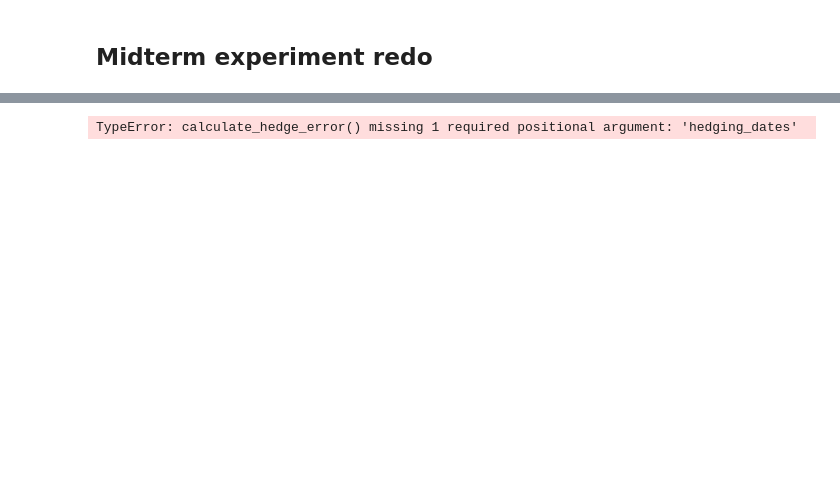
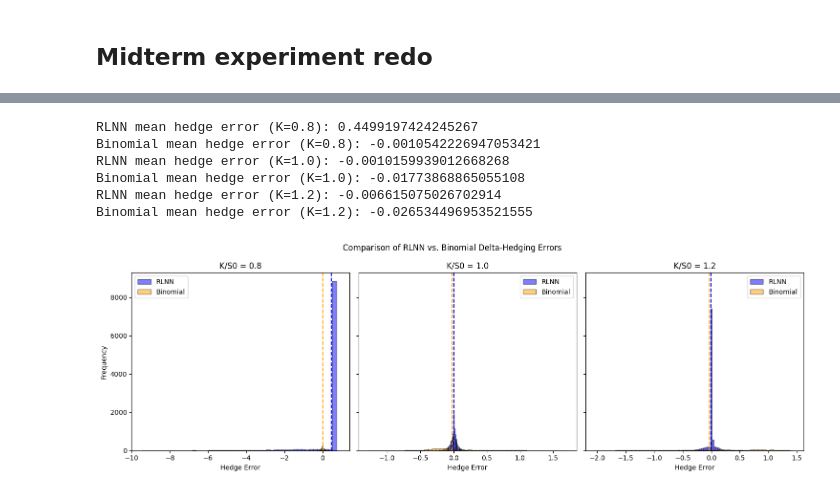
Before and after one commit to NitaiNijholt/SemiStaticReplicationNeuralNet, a Jupyter notebook: Midterm_results/Semi_static_vs_Dynamic_Hedging_midterm_redo.ipynb, the cells around one changed output, grey strips where cells are left out. Saved outputs shown, nothing was run; the diff lists cells and outputs as text; code cells hidden in the pictures; blank space fills up the shorter version.

```diff
--- a/Midterm_results/Semi_static_vs_Dynamic_Hedging_midterm_redo.ipynb
+++ b/Midterm_results/Semi_static_vs_Dynamic_Hedging_midterm_redo.ipynb
@@ -545,13 +543,13 @@ def hedging_simulation_proper_pnl(stock_paths, weights, r, sigma, T, M, S0, K, p
 # plt.legend()
 # plt.show()
 # %%
-# Common parameters
+# parameters
 S0 = 50
 sigma = 0.2
 r = 0.06
 T = 1.0
 M = 4            # number of monitoring dates for RLNN
-N_RLNN = 20000   # number of paths for RLNN training
+N_RLNN = 1000   # number of paths for RLNN training
 nodes = 16       # hidden layer size
 style = 'put'    # put option
 l_rate = 0.05
@@ -561,13 +559,15 @@ K_08 = 0.8 * S0
 K_10 = 1.0 * S0
 K_12 = 1.2 * S0
 
-hedge_freq = 100
+hedge_freq = 252
 hedging_dates = np.linspace(0, T, hedge_freq + 1)
+monitoring_dates = np.array([0.25, 0.5, 0.75, 1])
 
 
-# =========================================================================
-# A) RLNN Price & Weights for each ratio
-# =========================================================================
+# A) RLNN Price & Weights for each moneyness ratio
+
+# def RLNN_Algo(S0, K, r, vol, sample_size, no_mon, T, style, no_hidden_units, l_rate2):
+
 price_08, weights_08, errors_08 = RLNN_Algo(S0, K_08, r, sigma,
                                             N_RLNN, M, T, style,
                                             nodes, l_rate)
@@ -582,22 +582,15 @@ print("RLNN Price (K=0.8*S0):", price_08)
 print("RLNN Price (K=1.0*S0):", price_10)
 print("RLNN Price (K=1.2*S0):", price_12)
 
-# =========================================================================
 # B) Generate out-of-sample paths for hedging
-# =========================================================================
-# We want the same # of steps as M for RLNN, or we can do more frequent steps.
-# Here we just do M=4 steps for demonstration.
 
-n_test = 10000  # number of OOS paths
+
+n_test = 1000  # number of OOS paths
 test_paths_08 = stock_price_simulator(S0, r, sigma, T, M, n_test)
 test_paths_10 = stock_price_simulator(S0, r, sigma, T, M, n_test)
 test_paths_12 = stock_price_simulator(S0, r, sigma, T, M, n_test)
 
-# =========================================================================
 # C) RLNN Hedging Errors
-# =========================================================================
-
-
 
 
 hedge_error_rlnn_08 = hedging_simulation_proper_pnl(
@@ -610,21 +603,13 @@ hedge_error_rlnn_12 = hedging_simulation_proper_pnl(
     test_paths_12, weights_12, r, sigma, T, M, S0, K_12, price_12, nodes
 )
 
-# =========================================================================
 # D) Binomial Delta Hedging Errors
-#    We use e.g. 100 binomial steps for decent accuracy.
-# =========================================================================
 steps_binom = 100
 
-hedge_error_bin_08 = calculate_hedge_error(
-    test_paths_08, K_08, r, sigma, T, steps_binom, 'put'
-)
-hedge_error_bin_10 = calculate_hedge_error(
-    test_paths_10, K_10, r, sigma, T, steps_binom, 'put'
-)
-hedge_error_bin_12 = calculate_hedge_error(
-    test_paths_12, K_12, r, sigma, T, steps_binom, 'put'
-)
+# def calculate_hedge_error(S0, K, mu, sigma, T, hedge_freq, monitoring_dates, hedging_dates, M = 10000, option_type='put'):
+hedge_error_bin_08 = calculate_hedge_error(S0, K_08, r, sigma, T, hedge_freq, monitoring_dates, hedging_dates, M = 1000, option_type='put')
+hedge_error_bin_10 = calculate_hedge_error(S0, K_10, r, sigma, T, hedge_freq, monitoring_dates, hedging_dates, M = 1000, option_type='put')
+hedge_error_bin_12 = calculate_hedge_error(S0, K_12, r, sigma, T, hedge_freq, monitoring_dates, hedging_dates, M = 1000, option_type='put')
 
 # =========================================================================
 # E) Print / Plot
@@ -698 +683,7 @@ RLNN Price (K=1.2*S0): 9.40722072175731
-TypeError: calculate_hedge_error() missing 1 required positional argument: 'hedging_dates'
+RLNN mean hedge error (K=0.8): 0.4499197424245267
+Binomial mean hedge error (K=0.8): -0.0010542226947053421
+RLNN mean hedge error (K=1.0): -0.0010159939012668268
+Binomial mean hedge error (K=1.0): -0.01773868865055108
+RLNN mean hedge error (K=1.2): -0.006615075026702914
+Binomial mean hedge error (K=1.2): -0.026534496953521555
+[figure, added]
```
Also changed, not shown: parts of 3 cells of this notebook.
